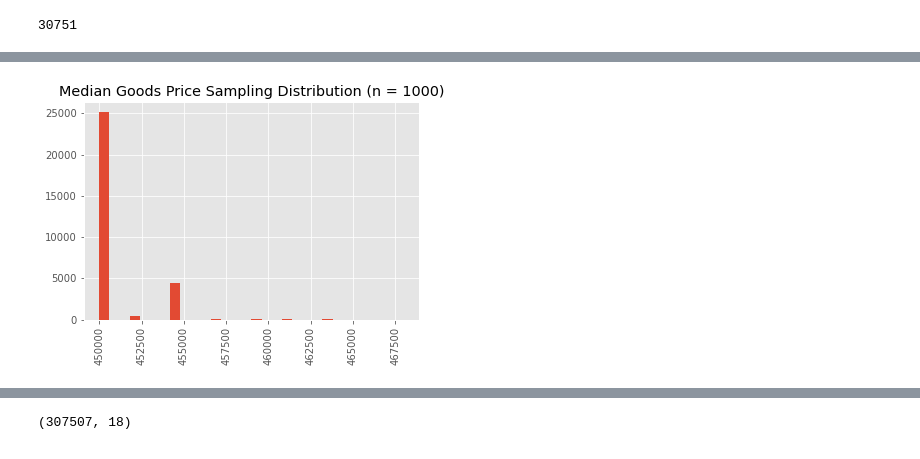
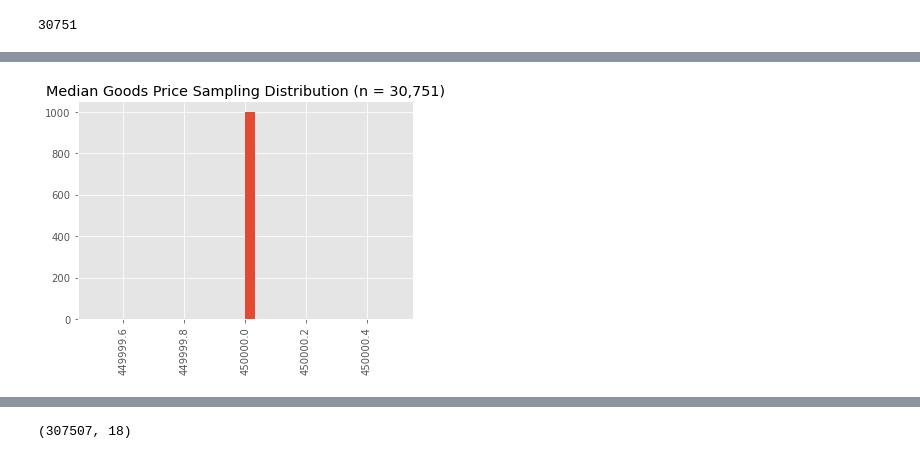
Before and after one commit to hudsonbat/Data-201, a Jupyter notebook: CreditDefault.ipynb, the cells around one changed output, grey strips where cells are left out. Cells and saved outputs as stored; diff of their text form; code cells hidden in the pictures.

```diff
--- a/CreditDefault.ipynb
+++ b/CreditDefault.ipynb
@@ -773,7 +773,7 @@ plt.show()
 # %%
 boot2_meds = []
 
-for i in range(10000):
+for i in range(1000):
     boot_sample2 = np.random.choice(original_sample2,10)
     boot2_meds.append(np.median(boot_sample2))
 
@@ -790,8 +790,8 @@ original_sample3 = np.random.choice(data2['AMT_CREDIT'],num_samples)
 # %%
 boot3_meds = []
 
-for i in range(30000):
-    boot_sample3 = np.random.choice(original_sample3,1000)
+for i in range(1000):
+    boot_sample3 = np.random.choice(original_sample3,num_samples)
     boot3_meds.append(np.median(boot_sample3))
 
 med_cred = np.median(boot3_meds)
@@ -815,8 +815,8 @@ plt.show()
 # %%
 boot3_meds = []
 
-for i in range(10000):
-    boot_sample3 = np.random.choice(data2['AMT_CREDIT'],10)
+for i in range(1000):
+    boot_sample3 = np.random.choice(original_sample3,10)
     boot3_meds.append(np.median(boot_sample3))
 
 med_cred = np.median(boot3_meds)
@@ -832,8 +832,8 @@ original_sample4 = np.random.choice(data2['AMT_GOODS_PRICE'],num_samples)
 # %%
 boot4_meds = []
 
-for i in range(30000):
-    boot_sample4 = np.random.choice(original_sample4,1000)
+for i in range(1000):
+    boot_sample4 = np.random.choice(original_sample4,num_samples)
     boot4_meds.append(np.median(boot_sample4))
 
 med_price = np.median(boot4_meds)
@@ -851,12 +851,12 @@ actual standard error goods price: 2105.8371585564173
 # %%
 fig, ax = plt.subplots()
 ax.hist(boot4_meds,bins=30)
 ax.ticklabel_format(useOffset=False, style='plain')
-plt.title('Median Goods Price Sampling Distribution (n = 1000)')
+plt.title('Median Goods Price Sampling Distribution (n = 30,751)')
 plt.xticks(rotation=90)
 plt.show()
 # %% [output]
-[figure, old version]
+[figure, new version]
 # %%
 boot4_meds = []
 
```
Also changed, not shown: parts of 16 cells of this notebook.
